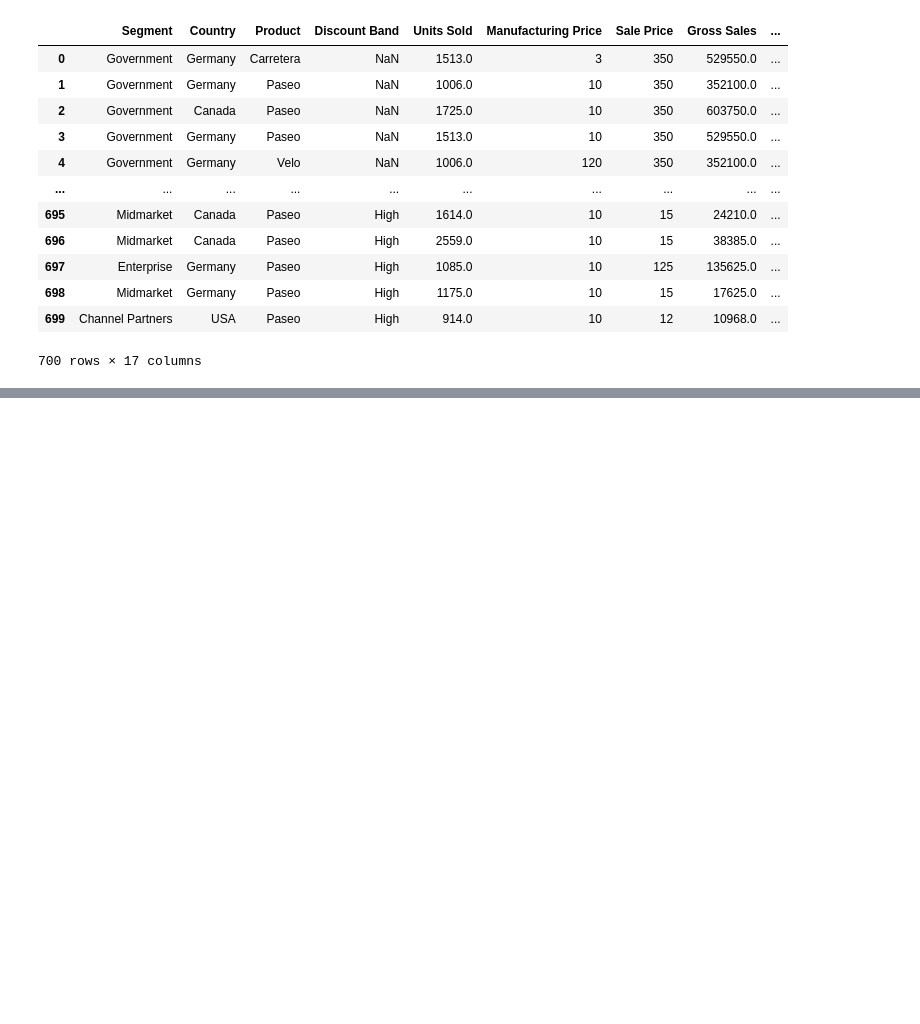
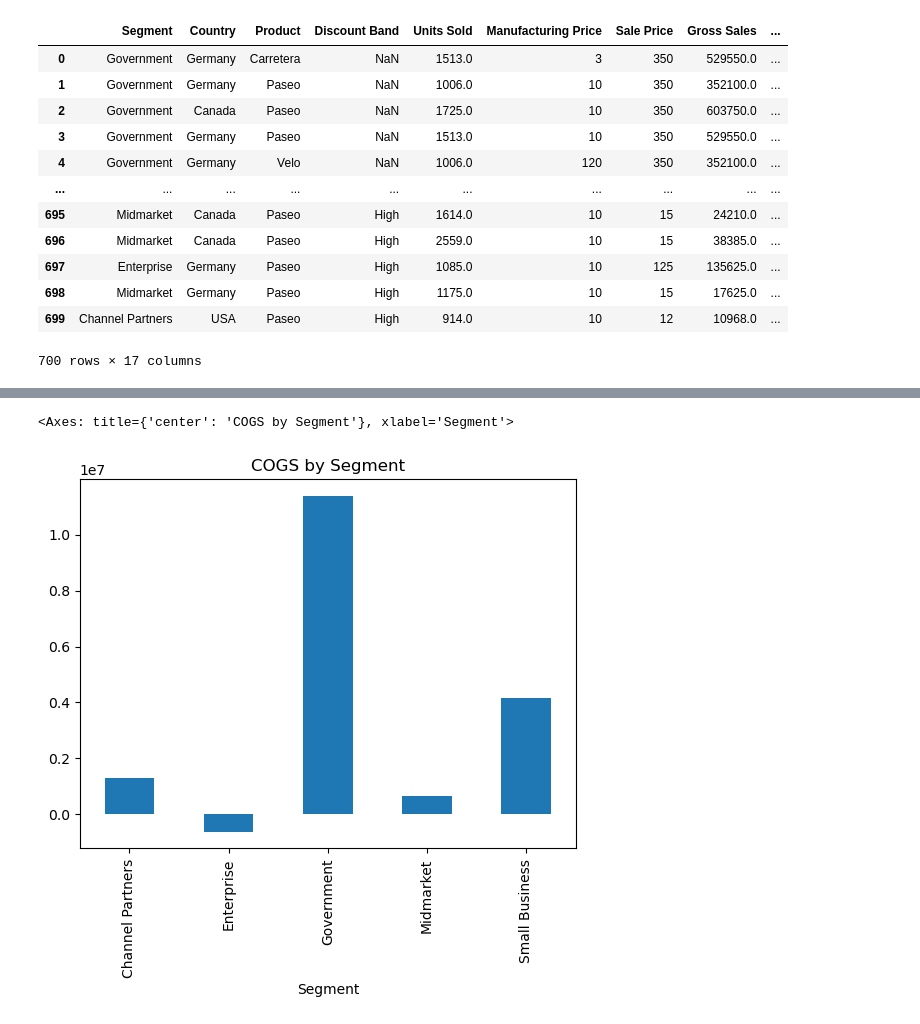
Before and after one commit to eoquessada/product_sales, a Jupyter notebook: sales_analysis.ipynb, the cells around one changed output, grey strips where cells are left out. Drawn from its saved outputs; the diff is of its cells as text; code cells hidden in the pictures; blank space fills up the shorter version.

```diff
--- a/sales_analysis.ipynb
+++ b/sales_analysis.ipynb
@@ -38,0 +67,6 @@ sales_dataframe
+# %%
+cogs_by_segment = sales_dataframe.groupby('Segment')['Profit'].sum()
+cogs_by_segment.plot(kind='bar', title='COGS by Segment')
+# %% [output]
+<Axes: title={'center': 'COGS by Segment'}, xlabel='Segment'>
+[figure, added]
```
Also changed, not shown: parts of 5 cells of this notebook.
